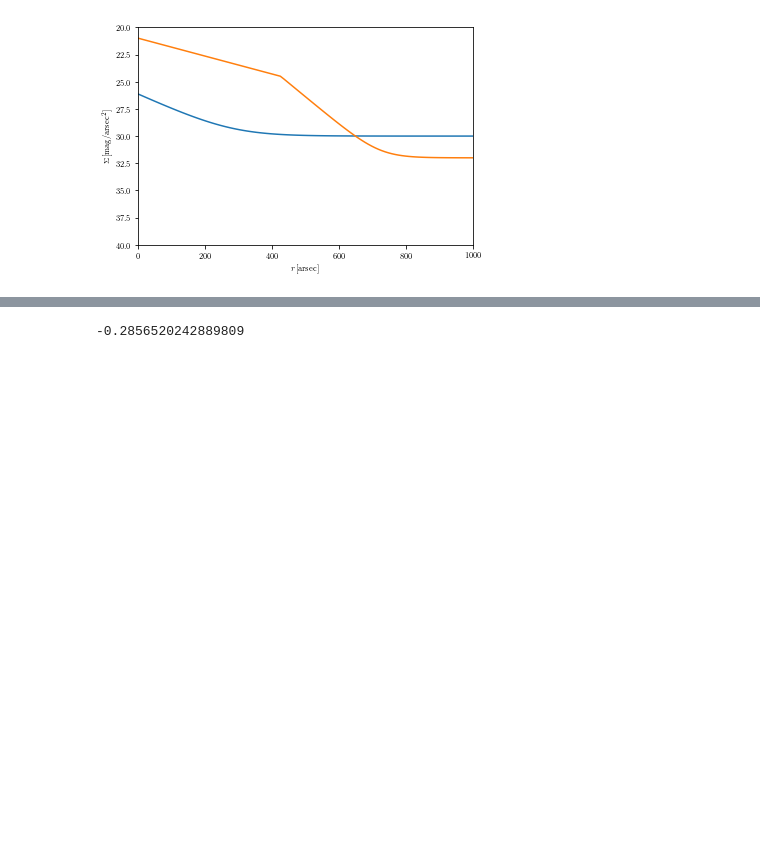
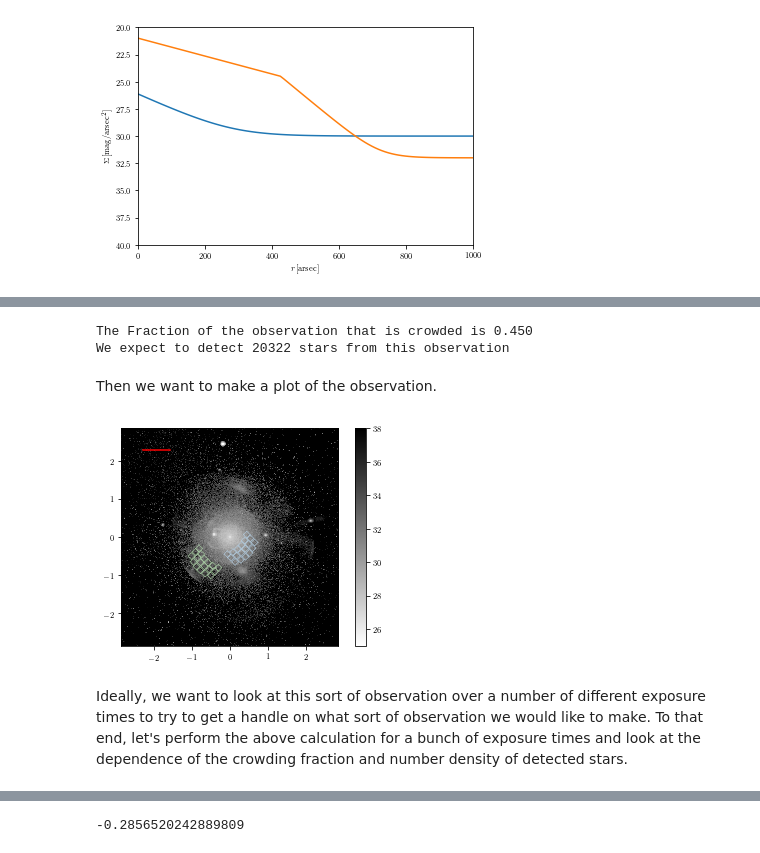
Before and after one commit to ltlancas/walter, a Jupyter notebook: observation.ipynb, the cells around one changed output, grey strips where cells are left out. Cells and saved outputs as stored; diff of their text form; code cells hidden in the pictures; blank space fills up the shorter version.

Commit message:
Modificaitons ot the observation notebook to make an actual fake observation

```diff
--- a/observation.ipynb
+++ b/observation.ipynb
@@ -355,0 +356,5 @@ Okay, now I'm going to use one of those surface brightness profiles to make a su
+# %%
+## Load the surface brightness map, which has been made in a separate file
+halo02_surfR = np.load("../BJ_Halo_data/halo02_surfR.npy")
+## and take a look at the shape, never a bad idea
+halo02_surfR.shape
@@ -355,0 +378,44 @@ Okay, now I'm going to use one of those surface brightness profiles to make a su
+# %%
+# distance to obervation in Mpc
+Dobs = 4
+# conversion from kiloparsecs to degreees for this observation
+kta = (1./(Dobs*1e3))*(180/np.pi)
+
+# angular size of this observation in degrees
+ang_size = 400*kta
+
+# exposure time in seconds
+texp = 1e3
+# population parameters and filter choice
+(meti,agej,filtk) = (10,22,0)
+# position of center of RST FoV on observation in arcseconds
+(rst_x0,rst_y0) = (ang_size/16,-ang_size/16)
+# rotation angle of RST FoV
+rst_phi = np.pi/4
+# number of pixels to use in each chip of the WFI detector
+# should be much less than 4096 (the actual number of pixels)
+nchips = 64
+(fcrowd,ndet) = getN_RST(halo02_surfR, 3600*ang_size, Dobs,texp,meti,agej,filtk,3600*rst_x0,3600*rst_y0, rst_phi,nchips)
+print("The Fraction of the observation that is crowded is %1.3f"%(fcrowd))
+print("We expect to detect %d stars from this observation"%(ndet))
+# %% [output]
+The Fraction of the observation that is crowded is 0.450
+We expect to detect 20322 stars from this observation
+# %% [markdown]
+Then we want to make a plot of the observation.
+# %%
+ax1 = plt.subplot(111)
+# plot the surface birghtness map as an image
+im = ax1.imshow(halo02_surfR,cmap='binary',extent = (-ang_size/2,ang_size/2,-ang_size/2,ang_size/2),vmin=25,vmax=38)
+plt.colorbar(im) # with a color bar
+
+# include a scale to indicate a distance of 50 kpc
+plt.plot([-ang_size*0.4,-ang_size*0.4 + 50*kta],[ang_size*0.4,ang_size*0.4],'r')
+
+# plot the RST field of view on the image
+plot_RST_foV(ax1,rst_x0,rst_y0,1.0,rst_phi,plt.cm.Blues(0.3))
+plot_RST_foV(ax1,-2*rst_x0,2*rst_y0,1.0,-1*rst_phi,plt.cm.Greens(0.3))
+# %% [output]
+[figure, added]
+# %% [markdown]
+Ideally, we want to look at this sort of observation over a number of different exposure times to try to get a handle on what sort of observation we would like to make. To that end, let's perform the above calculation for a bunch of exposure times and look at the dependence of the crowding fraction and number density of detected stars.
```
Also changed, not shown: parts of 12 cells of this notebook.
